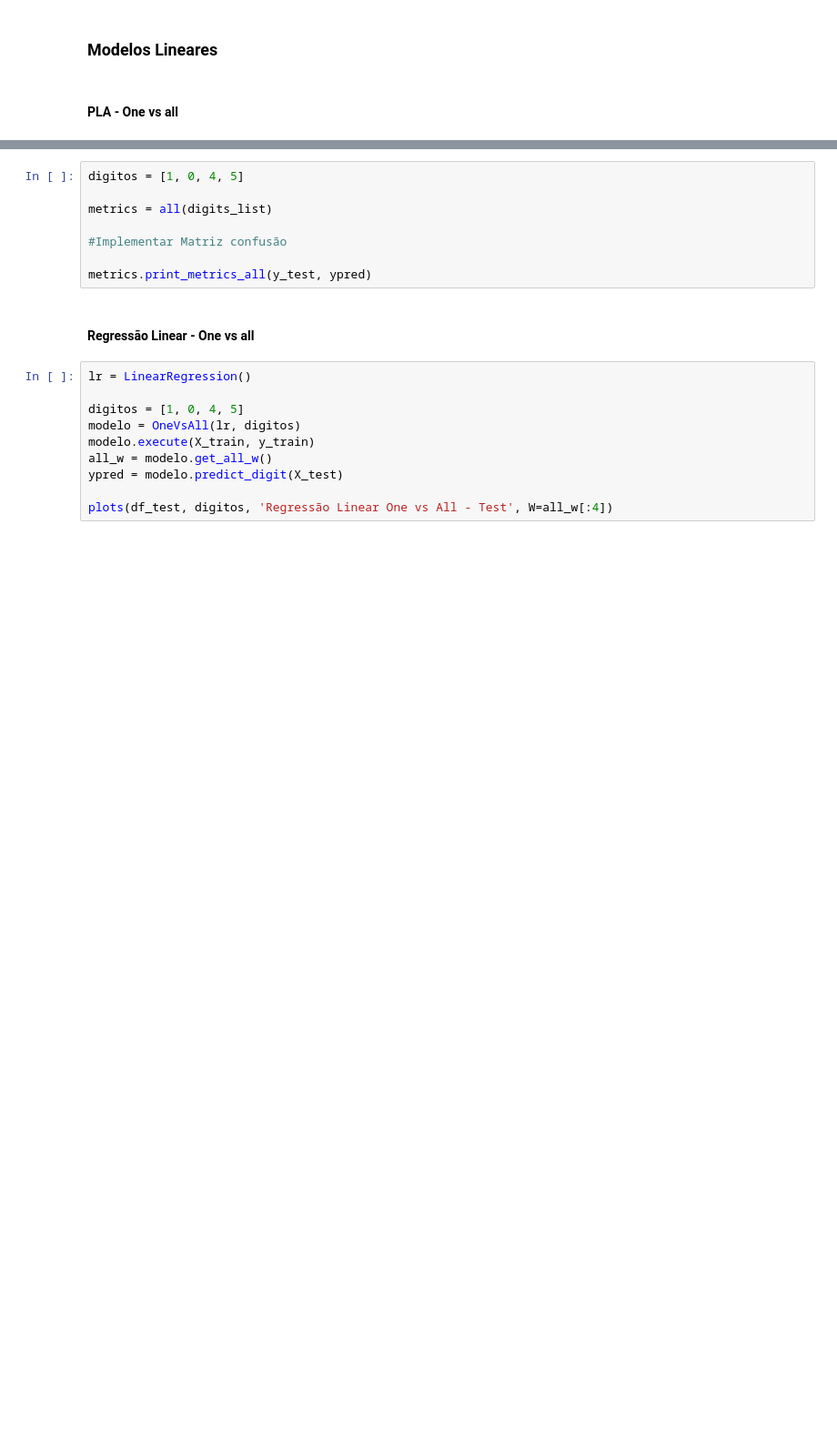
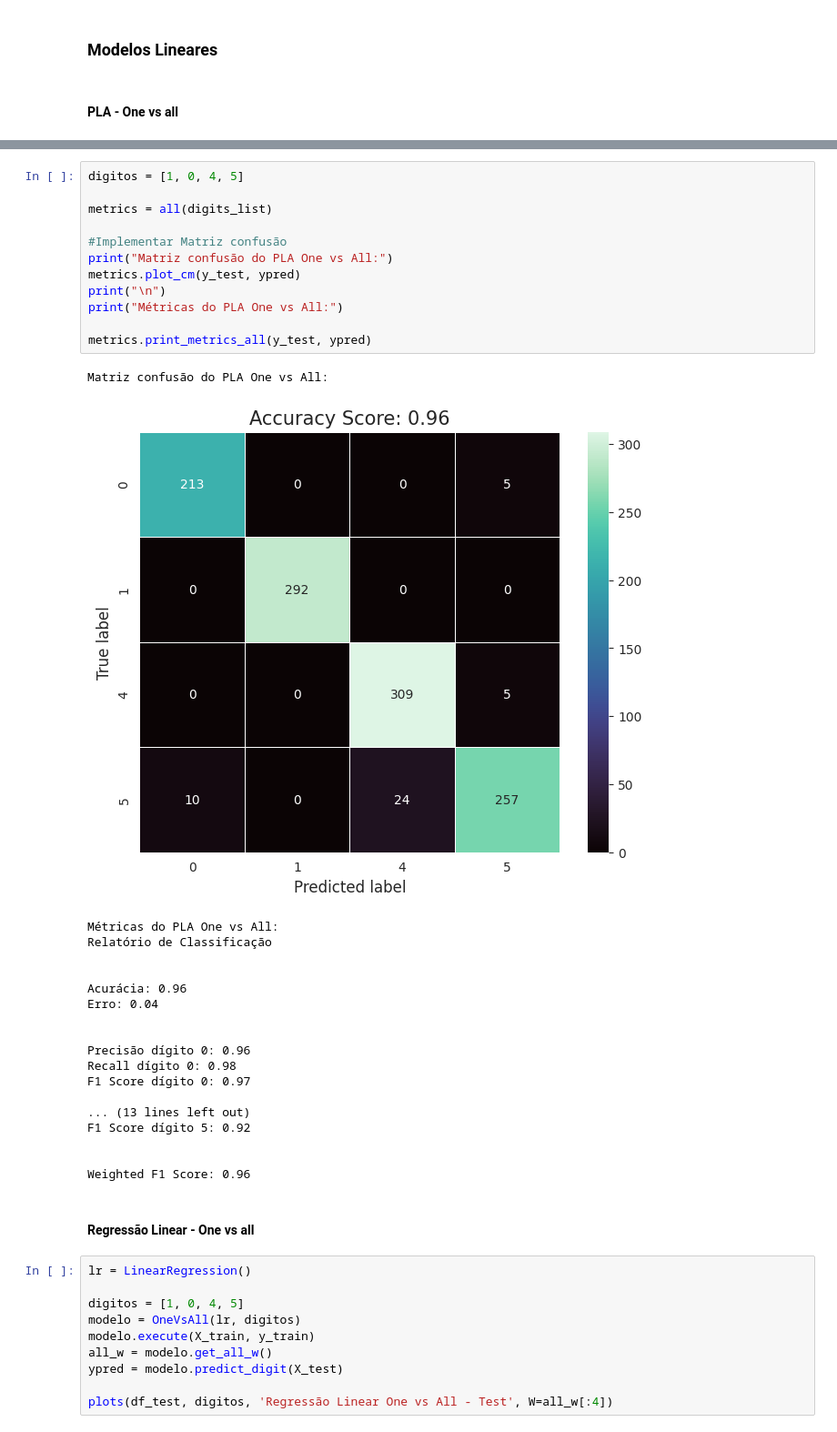
Before and after one commit to talesnobre/miniproject_ML, a Jupyter notebook: miniproject_ml.ipynb, the cells around one changed output, grey strips where cells are left out. Shown at 91% size. Cells and saved outputs as stored; diff of their text form; blank space fills up the shorter version.

```diff
--- a/miniproject_ml.ipynb
+++ b/miniproject_ml.ipynb
@@ -391,11 +393,35 @@ plots(df_test, digits_list, 'PLA One vs All - Test', W=all_w[:4])
 # %%
 digitos = [1, 0, 4, 5]
 
 metrics = all(digits_list)
 
 #Implementar Matriz confusão
+print("Matriz confusão do PLA One vs All:")
+metrics.plot_cm(y_test, ypred)
+print("\n")
+print("Métricas do PLA One vs All:")
 
 metrics.print_metrics_all(y_test, ypred)
+# %% [output]
+Matriz confusão do PLA One vs All:
+[figure, added]
+Métricas do PLA One vs All:
+Relatório de Classificação
+
+
+Acurácia: 0.96
+Erro: 0.04
+
+
+Precisão dígito 0: 0.96
+Recall dígito 0: 0.98
+F1 Score dígito 0: 0.97
+
+... (13 lines left out)
+F1 Score dígito 5: 0.92
+
+
+Weighted F1 Score: 0.96
 # %% [markdown]
 #### Regressão Linear - One vs all
 # %%
```
Also changed, not shown: parts of 14 cells of this notebook.
